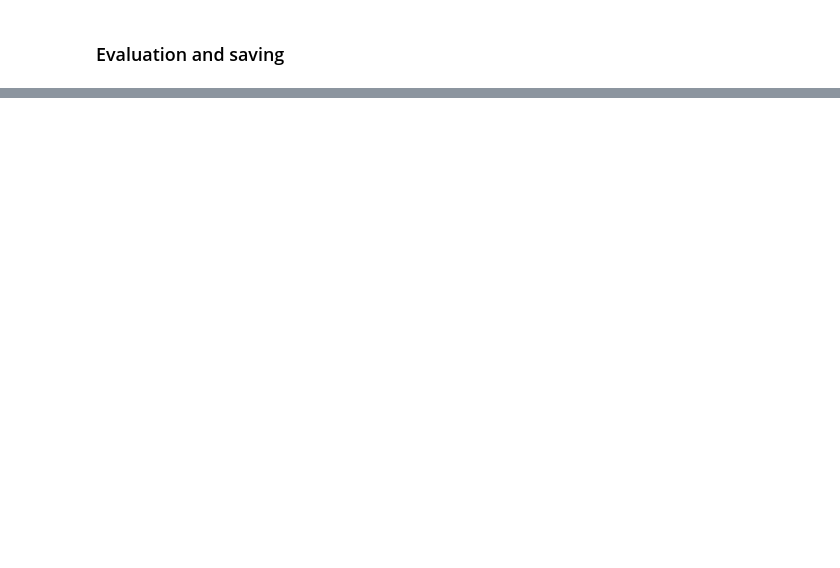
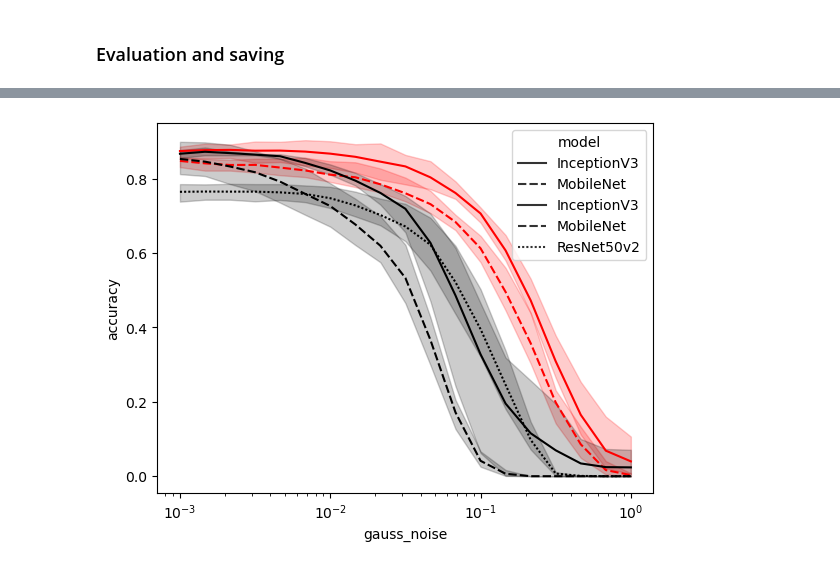
Before and after one commit to d-rogalski/MasterThesis, a Jupyter notebook: main_notebook.ipynb, the cells around one changed output, grey strips where cells are left out. Saved outputs shown, nothing was run; the diff lists cells and outputs as text; code cells hidden in the pictures; blank space fills up the shorter version.

```diff
--- a/main_notebook.ipynb
+++ b/main_notebook.ipynb
@@ -1344,0 +1665,9 @@ tf_utils.save_json(f'{FPATH}/{model_dir_name}/info.json', info)
+# %%
+df2 = pd.read_csv('image quality results/gauss_noise.csv',index_col=0)
+
+sns.lineplot(data=df, x=transforms['name'], y='accuracy', style='model', color='red')
+sns.lineplot(data=df2, x=transforms['name'], y='accuracy', style='model', color='black')
+plt.xscale('log')
+plt.show()
+# %% [output]
+[figure, added]
```
Also changed, not shown: parts of 28 cells of this notebook, 3 other files.
